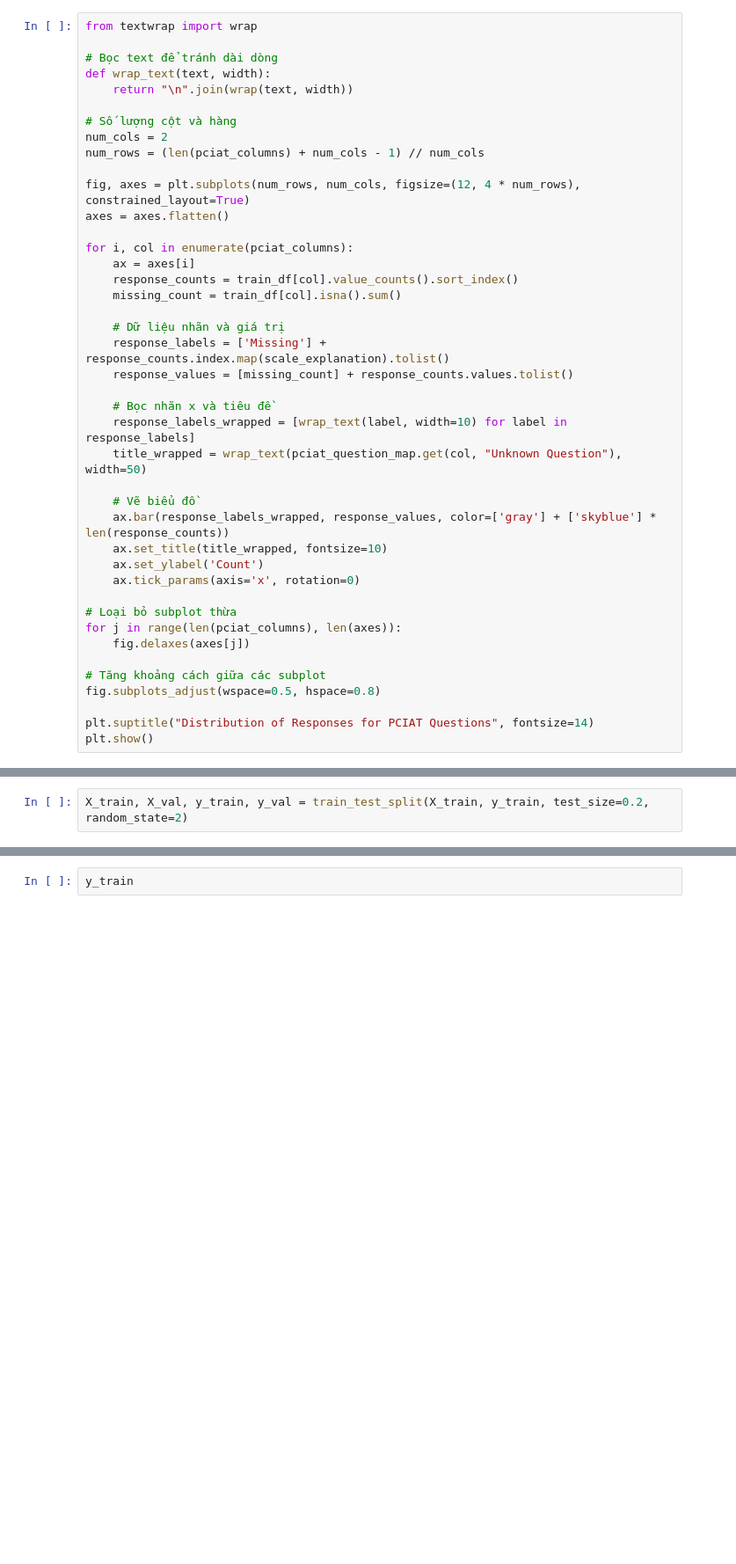
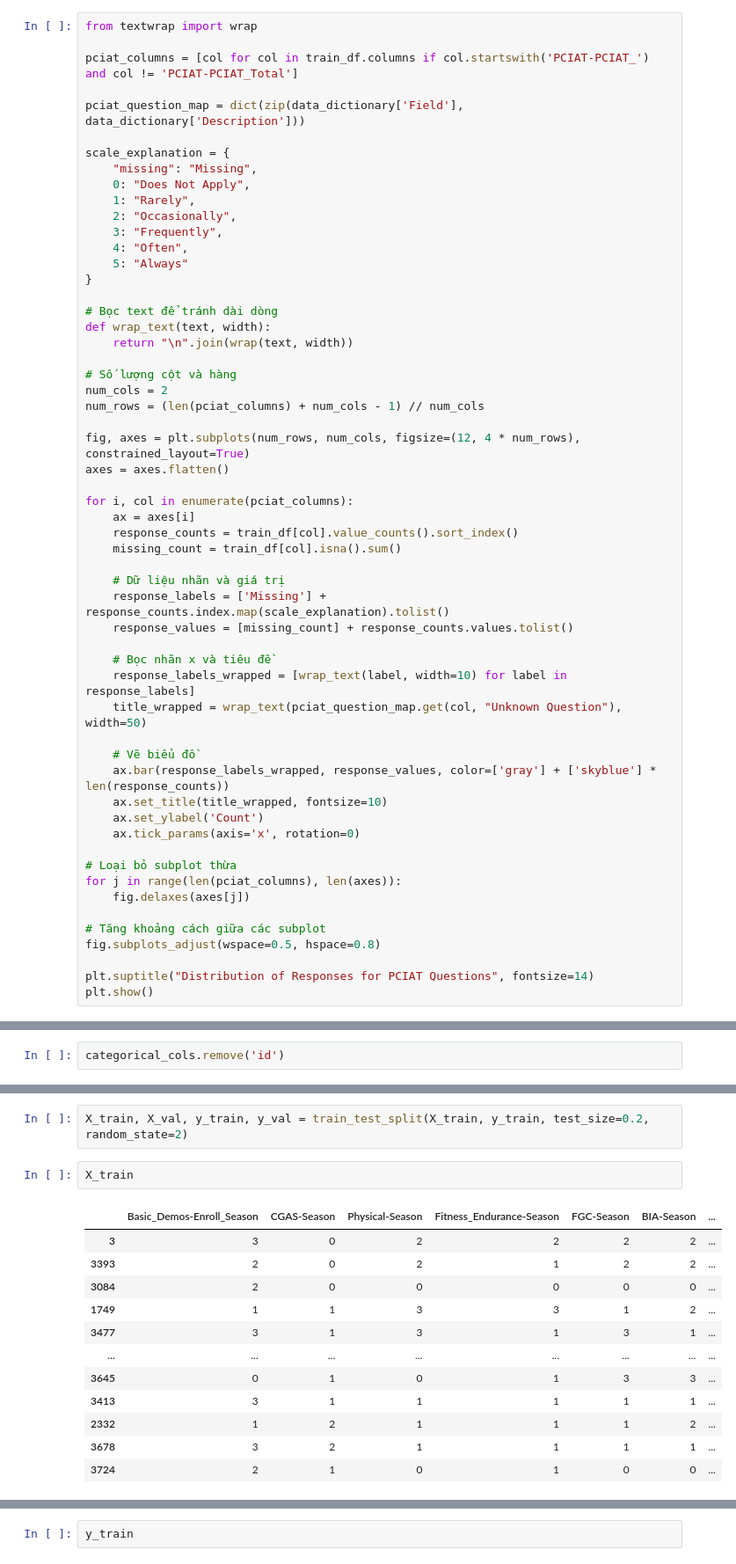
Before and after one commit to vohoa2004/AI3_ML_Projects, a Jupyter notebook: child_mind/ChildMind.ipynb, the cells around one changed output, grey strips where cells are left out. Shown at 88% size. Cells and saved outputs as stored; diff of their text form; blank space fills up the shorter version.

```diff
--- a/child_mind/ChildMind.ipynb
+++ b/child_mind/ChildMind.ipynb
@@ -193,6 +192,20 @@ plt.show()
 [figure]
 # %%
 from textwrap import wrap
+
+pciat_columns = [col for col in train_df.columns if col.startswith('PCIAT-PCIAT_') and col != 'PCIAT-PCIAT_Total']
+
+pciat_question_map = dict(zip(data_dictionary['Field'], data_dictionary['Description']))
+
+scale_explanation = {
+    "missing": "Missing",
+    0: "Does Not Apply",
+    1: "Rarely",
+    2: "Occasionally",
+    3: "Frequently",
+    4: "Often",
+    5: "Always"
+}
 
 # Bọc text để tránh dài dòng
 def wrap_text(text, width):
@@ -512,6 +524,8 @@ for _, row in data_dictionary.iterrows():
 for col in train_ts.columns.tolist():
     numerical_cols.append(col)
 numerical_cols.remove('id')
+# %%
+categorical_cols.remove('id')
 # %%
 def preprocess_data(train_df, test_df, data_dict, target_column):
     if "id" in common_features:
@@ -610,3 +624,18 @@ X_train
 2736 rows × 154 columns
 # %%
 X_train, X_val, y_train, y_val = train_test_split(X_train, y_train, test_size=0.2, random_state=2)
+# %%
+X_train
+# %% [output]
+|  | Basic_Demos-Enroll_Season | CGAS-Season | Physical-Season | Fitness_Endurance-Season | FGC-Season | BIA-Season | ... |
+| 3 | 3 | 0 | 2 | 2 | 2 | 2 | ... |
+| 3393 | 2 | 0 | 2 | 1 | 2 | 2 | ... |
+| 3084 | 2 | 0 | 0 | 0 | 0 | 0 | ... |
+| 1749 | 1 | 1 | 3 | 3 | 1 | 2 | ... |
+| 3477 | 3 | 1 | 3 | 1 | 3 | 1 | ... |
+| ... | ... | ... | ... | ... | ... | ... | ... |
+| 3645 | 0 | 1 | 0 | 1 | 3 | 3 | ... |
+| 3413 | 3 | 1 | 1 | 1 | 1 | 1 | ... |
+| 2332 | 1 | 2 | 1 | 1 | 1 | 2 | ... |
+| 3678 | 3 | 2 | 1 | 1 | 1 | 1 | ... |
+| 3724 | 2 | 1 | 0 | 1 | 0 | 0 | ... |
```
Also changed, not shown: parts of 10 cells of this notebook.
